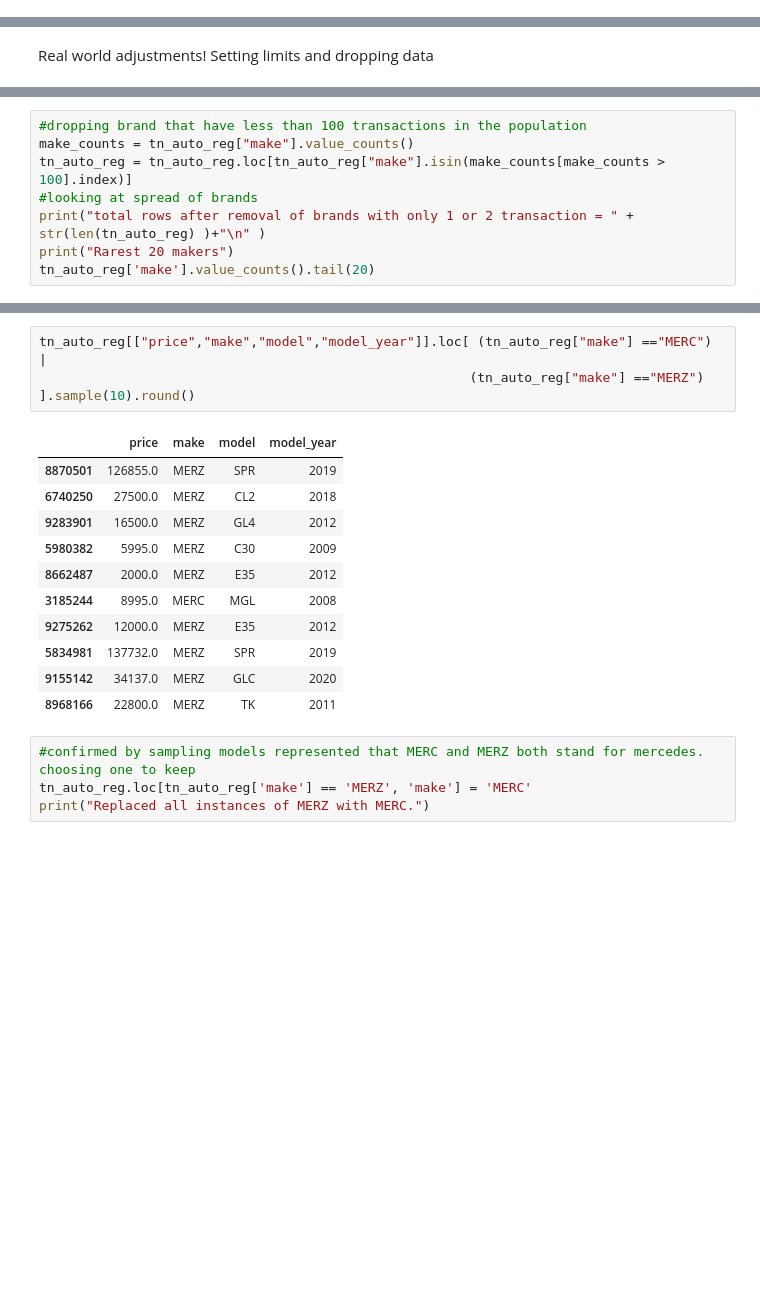
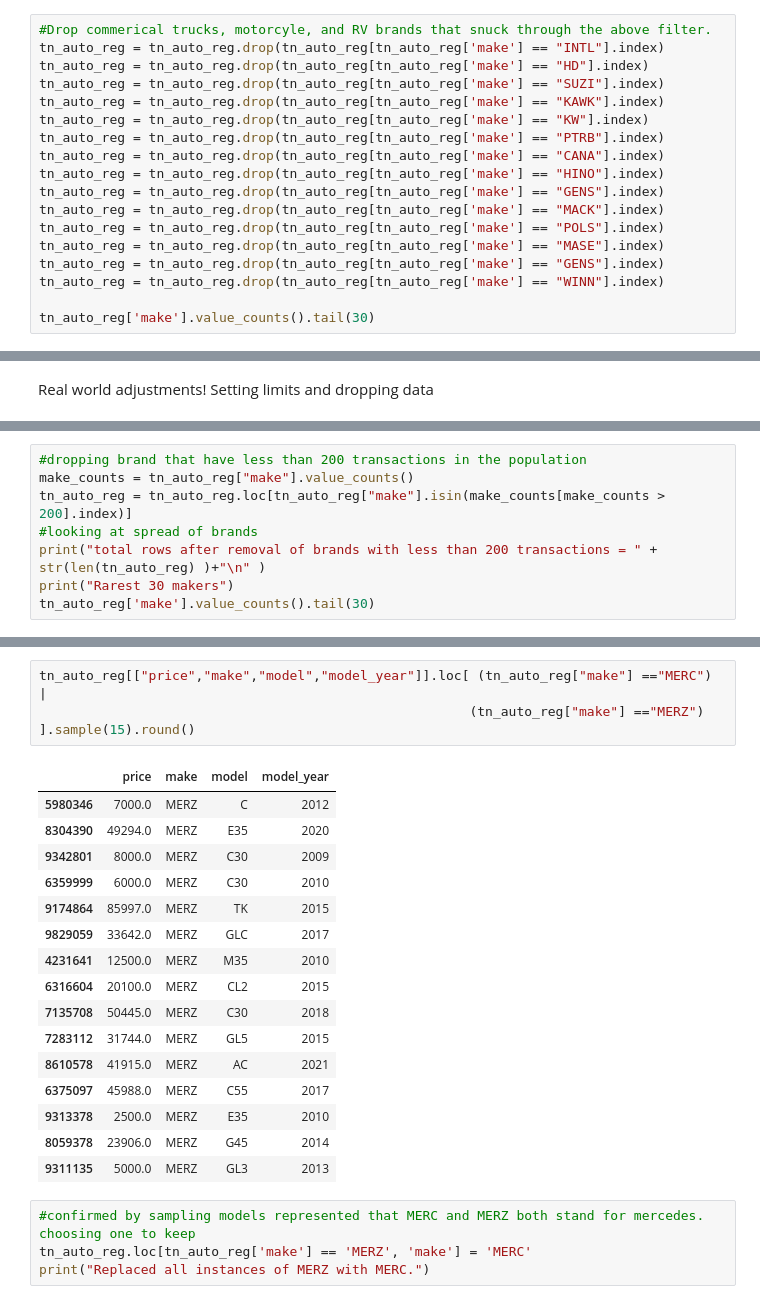
Before and after one commit to xiebozhi/IS6703_CarRegistrations_wde677, a Jupyter notebook: TP - Car Registrations - 1) Data prep.ipynb, the cells around one changed output, grey strips where cells are left out. Cells and saved outputs as stored; diff of their text form; blank space fills up the shorter version.

Commit message:
data prep v3: 250k limit for normal cars, removed max price from luxury. dropped specific brands.

```diff
--- a/TP - Car Registrations - 1) Data prep.ipynb
+++ b/TP - Car Registrations - 1) Data prep.ipynb
@@ -315,3 +315,21 @@ UTILITY (FLAT BED) T          0
 VAN                           0
 WATERCRAFT TRAILER            0
 dtype: int64
+# %%
+#Drop commerical trucks, motorcyle, and RV brands that snuck through the above filter.
+tn_auto_reg = tn_auto_reg.drop(tn_auto_reg[tn_auto_reg['make'] == "INTL"].index)
+tn_auto_reg = tn_auto_reg.drop(tn_auto_reg[tn_auto_reg['make'] == "HD"].index)
+tn_auto_reg = tn_auto_reg.drop(tn_auto_reg[tn_auto_reg['make'] == "SUZI"].index)
+tn_auto_reg = tn_auto_reg.drop(tn_auto_reg[tn_auto_reg['make'] == "KAWK"].index)
+tn_auto_reg = tn_auto_reg.drop(tn_auto_reg[tn_auto_reg['make'] == "KW"].index)
+tn_auto_reg = tn_auto_reg.drop(tn_auto_reg[tn_auto_reg['make'] == "PTRB"].index)
+tn_auto_reg = tn_auto_reg.drop(tn_auto_reg[tn_auto_reg['make'] == "CANA"].index)
+tn_auto_reg = tn_auto_reg.drop(tn_auto_reg[tn_auto_reg['make'] == "HINO"].index)
+tn_auto_reg = tn_auto_reg.drop(tn_auto_reg[tn_auto_reg['make'] == "GENS"].index)
+tn_auto_reg = tn_auto_reg.drop(tn_auto_reg[tn_auto_reg['make'] == "MACK"].index)
+tn_auto_reg = tn_auto_reg.drop(tn_auto_reg[tn_auto_reg['make'] == "POLS"].index)
+tn_auto_reg = tn_auto_reg.drop(tn_auto_reg[tn_auto_reg['make'] == "MASE"].index)
+tn_auto_reg = tn_auto_reg.drop(tn_auto_reg[tn_auto_reg['make'] == "GENS"].index)
+tn_auto_reg = tn_auto_reg.drop(tn_auto_reg[tn_auto_reg['make'] == "WINN"].index)
+
+tn_auto_reg['make'].value_counts().tail(30)
@@ -437,9 +473,9 @@ Name: make, Length: 1122, dtype: int64
 # %%
-#dropping brand that have less than 100 transactions in the population
+#dropping brand that have less than 200 transactions in the population
 make_counts = tn_auto_reg["make"].value_counts()
-tn_auto_reg = tn_auto_reg.loc[tn_auto_reg["make"].isin(make_counts[make_counts > 100].index)]
+tn_auto_reg = tn_auto_reg.loc[tn_auto_reg["make"].isin(make_counts[make_counts > 200].index)]
 #looking at spread of brands
-print("total rows after removal of brands with only 1 or 2 transaction = " + str(len(tn_auto_reg) )+"\n" )
-print("Rarest 20 makers")
-tn_auto_reg['make'].value_counts().tail(20)
+print("total rows after removal of brands with less than 200 transactions = " + str(len(tn_auto_reg) )+"\n" )
+print("Rarest 30 makers")
+tn_auto_reg['make'].value_counts().tail(30)
 # %% [output]
@@ -487,19 +523,24 @@ MAZD     13867
 Name: make, dtype: int64
 # %%
 tn_auto_reg[["price","make","model","model_year"]].loc[ (tn_auto_reg["make"] =="MERC") |
-                                                       (tn_auto_reg["make"] =="MERZ") ].sample(10).round()
+                                                       (tn_auto_reg["make"] =="MERZ") ].sample(15).round()
 # %% [output]
 |  | price | make | model | model_year |
-| 8870501 | 126855.0 | MERZ | SPR | 2019 |
-| 6740250 | 27500.0 | MERZ | CL2 | 2018 |
-| 9283901 | 16500.0 | MERZ | GL4 | 2012 |
-| 5980382 | 5995.0 | MERZ | C30 | 2009 |
-| 8662487 | 2000.0 | MERZ | E35 | 2012 |
-| 3185244 | 8995.0 | MERC | MGL | 2008 |
-| 9275262 | 12000.0 | MERZ | E35 | 2012 |
-| 5834981 | 137732.0 | MERZ | SPR | 2019 |
-| 9155142 | 34137.0 | MERZ | GLC | 2020 |
-| 8968166 | 22800.0 | MERZ | TK | 2011 |
+| 5980346 | 7000.0 | MERZ | C | 2012 |
+| 8304390 | 49294.0 | MERZ | E35 | 2020 |
+| 9342801 | 8000.0 | MERZ | C30 | 2009 |
+| 6359999 | 6000.0 | MERZ | C30 | 2010 |
+| 9174864 | 85997.0 | MERZ | TK | 2015 |
+| 9829059 | 33642.0 | MERZ | GLC | 2017 |
+| 4231641 | 12500.0 | MERZ | M35 | 2010 |
+| 6316604 | 20100.0 | MERZ | CL2 | 2015 |
+| 7135708 | 50445.0 | MERZ | C30 | 2018 |
+| 7283112 | 31744.0 | MERZ | GL5 | 2015 |
+| 8610578 | 41915.0 | MERZ | AC | 2021 |
+| 6375097 | 45988.0 | MERZ | C55 | 2017 |
+| 9313378 | 2500.0 | MERZ | E35 | 2010 |
+| 8059378 | 23906.0 | MERZ | G45 | 2014 |
+| 9311135 | 5000.0 | MERZ | GL3 | 2013 |
 # %%
 #confirmed by sampling models represented that MERC and MERZ both stand for mercedes.  choosing one to keep
 tn_auto_reg.loc[tn_auto_reg['make'] == 'MERZ', 'make'] = 'MERC'
```
Also changed, not shown: parts of 29 cells of this notebook, 1 other file.
